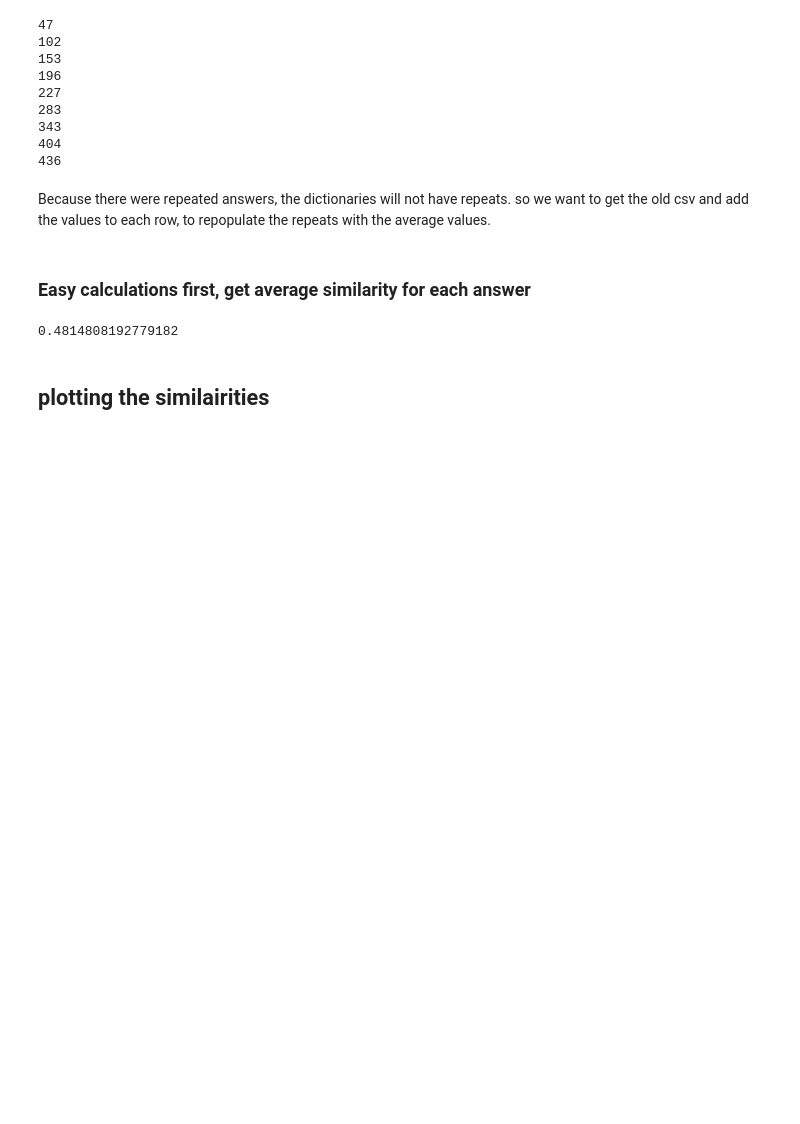
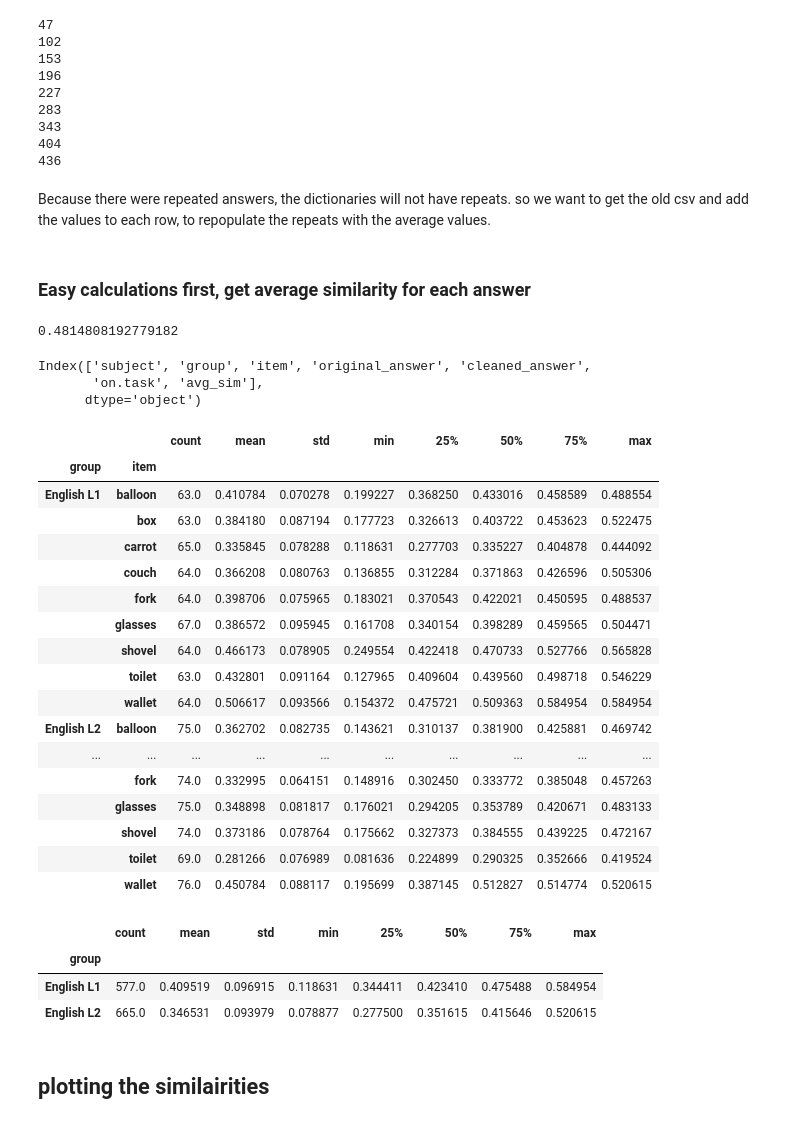
Before and after one commit to scskalicky/creative_naming_lsa, a Jupyter notebook: analyse_sim.ipynb, the cells around one changed output. Saved outputs shown, nothing was run; the diff lists cells and outputs as text; code cells hidden in the pictures; blank space fills up the shorter version.

```diff
--- a/analyse_sim.ipynb
+++ b/analyse_sim.ipynb
@@ -87,3 +95,40 @@ for index, row in raw_dat_rom.iterrows():
   answer = raw_dat_rom.loc[index, 'cleaned_answer']
 
   raw_dat_rom.loc[index, 'avg_sim'] = rom_averages[item][answer]
+# %%
+# create combined version of the data
+avg_sims = pd.concat([raw_dat_nes, raw_dat_rom])
+avg_sims.columns
+# %% [output]
+Index(['subject', 'group', 'item', 'original_answer', 'cleaned_answer',
+       'on.task', 'avg_sim'],
+      dtype='object')
+# %%
+# calculate summary stats - mean, range, sd for group / items
+avg_sims.groupby(['group', 'item'])['avg_sim'].describe()
+# %% [output]
+|  |  | count | mean | std | min | 25% | 50% | 75% | max |
+| group | item |  |  |  |  |  |  |  |  |
+| English L1 | balloon | 63.0 | 0.410784 | 0.070278 | 0.199227 | 0.368250 | 0.433016 | 0.458589 | 0.488554 |
+|  | box | 63.0 | 0.384180 | 0.087194 | 0.177723 | 0.326613 | 0.403722 | 0.453623 | 0.522475 |
+|  | carrot | 65.0 | 0.335845 | 0.078288 | 0.118631 | 0.277703 | 0.335227 | 0.404878 | 0.444092 |
+|  | couch | 64.0 | 0.366208 | 0.080763 | 0.136855 | 0.312284 | 0.371863 | 0.426596 | 0.505306 |
+|  | fork | 64.0 | 0.398706 | 0.075965 | 0.183021 | 0.370543 | 0.422021 | 0.450595 | 0.488537 |
+|  | glasses | 67.0 | 0.386572 | 0.095945 | 0.161708 | 0.340154 | 0.398289 | 0.459565 | 0.504471 |
+|  | shovel | 64.0 | 0.466173 | 0.078905 | 0.249554 | 0.422418 | 0.470733 | 0.527766 | 0.565828 |
+|  | toilet | 63.0 | 0.432801 | 0.091164 | 0.127965 | 0.409604 | 0.439560 | 0.498718 | 0.546229 |
+|  | wallet | 64.0 | 0.506617 | 0.093566 | 0.154372 | 0.475721 | 0.509363 | 0.584954 | 0.584954 |
+| English L2 | balloon | 75.0 | 0.362702 | 0.082735 | 0.143621 | 0.310137 | 0.381900 | 0.425881 | 0.469742 |
+| ... | ... | ... | ... | ... | ... | ... | ... | ... | ... |
+|  | fork | 74.0 | 0.332995 | 0.064151 | 0.148916 | 0.302450 | 0.333772 | 0.385048 | 0.457263 |
+|  | glasses | 75.0 | 0.348898 | 0.081817 | 0.176021 | 0.294205 | 0.353789 | 0.420671 | 0.483133 |
+|  | shovel | 74.0 | 0.373186 | 0.078764 | 0.175662 | 0.327373 | 0.384555 | 0.439225 | 0.472167 |
+|  | toilet | 69.0 | 0.281266 | 0.076989 | 0.081636 | 0.224899 | 0.290325 | 0.352666 | 0.419524 |
+|  | wallet | 76.0 | 0.450784 | 0.088117 | 0.195699 | 0.387145 | 0.512827 | 0.514774 | 0.520615 |
+# %%
+avg_sims.groupby('group')['avg_sim'].describe()
+# %% [output]
+|  | count | mean | std | min | 25% | 50% | 75% | max |
+| group |  |  |  |  |  |  |  |  |
+| English L1 | 577.0 | 0.409519 | 0.096915 | 0.118631 | 0.344411 | 0.423410 | 0.475488 | 0.584954 |
+| English L2 | 665.0 | 0.346531 | 0.093979 | 0.078877 | 0.277500 | 0.351615 | 0.415646 | 0.520615 |
```
Also changed, not shown: parts of 11 cells of this notebook.
